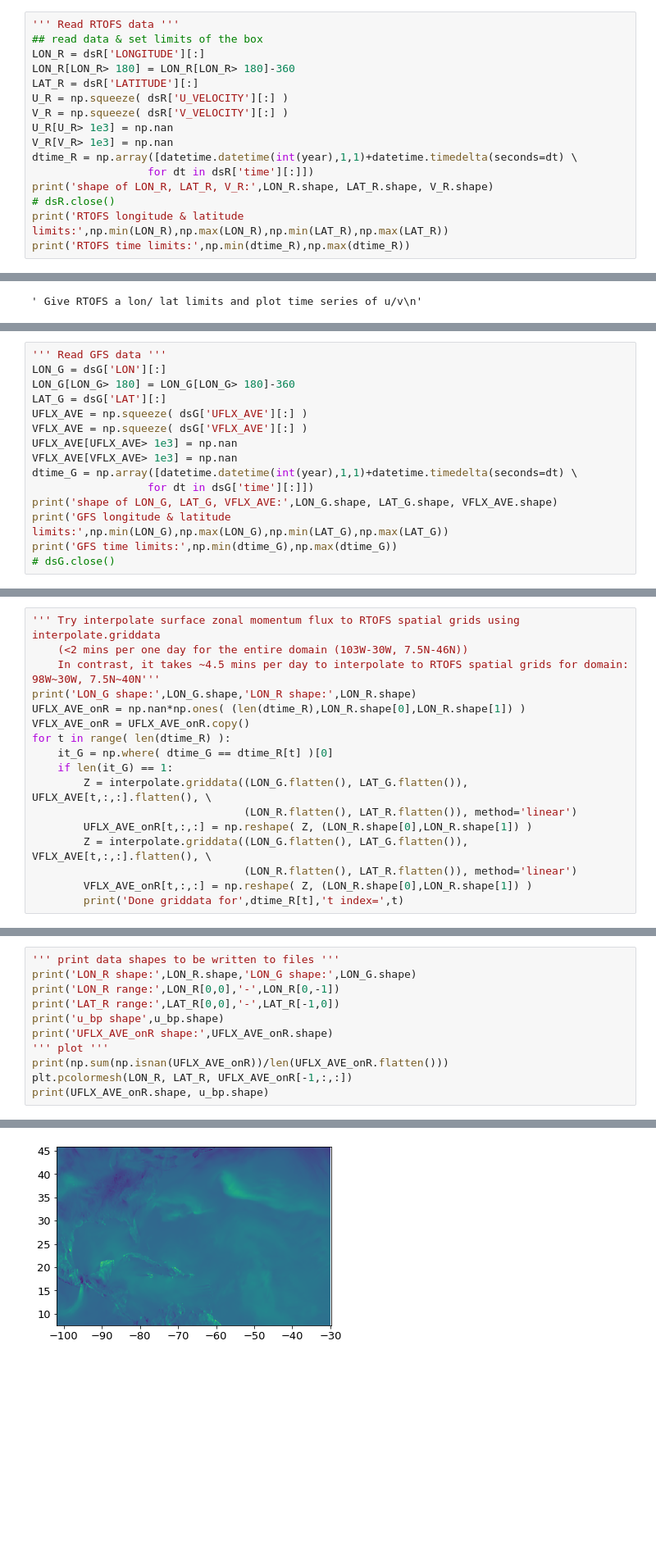
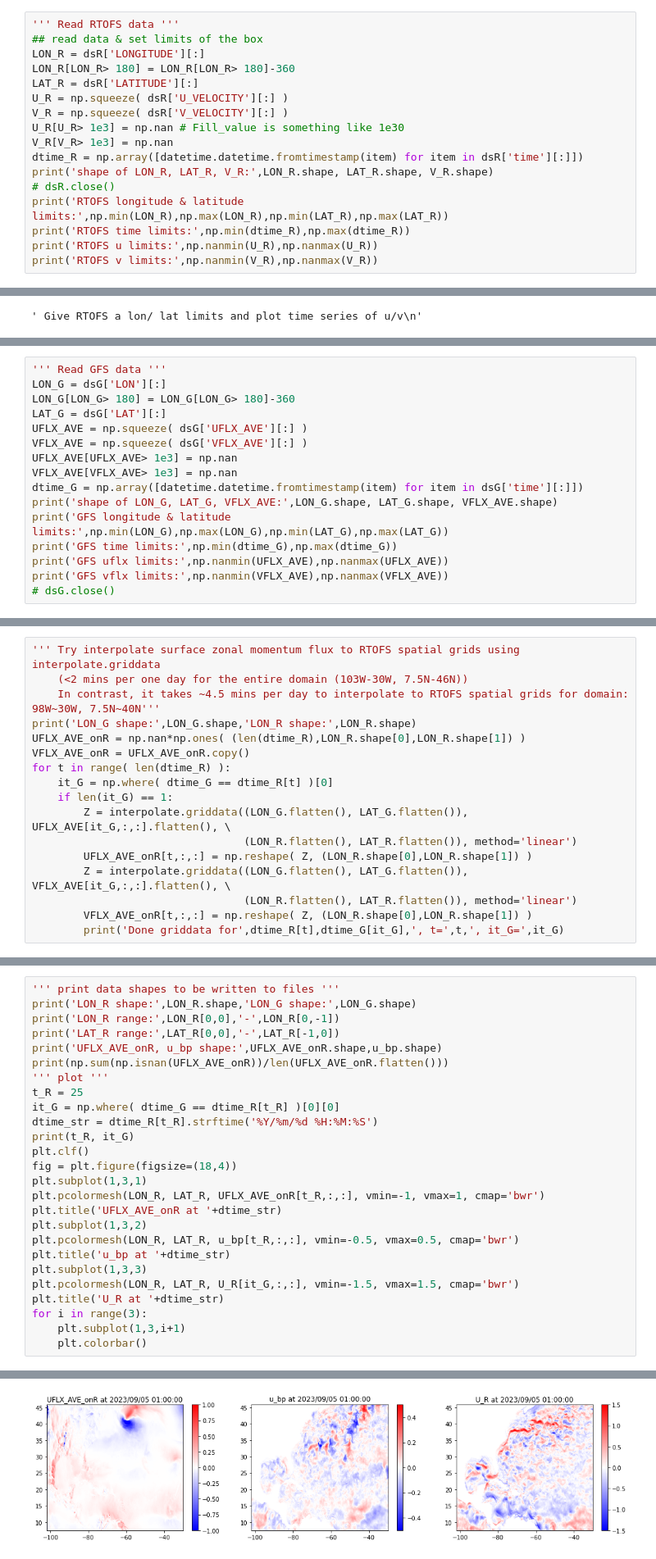
Before and after one commit to nanhsunchi/sd-ni-wp, a Jupyter notebook: check_model/compute_wp_NA/plot_wp_NA_2023.ipynb, the cells around one changed output, grey strips where cells are left out. Shown at 82% size. Drawn from its saved outputs; the diff is of its cells as text; blank space fills up the shorter version.

```diff
--- a/check_model/compute_wp_NA/plot_wp_NA_2023.ipynb
+++ b/check_model/compute_wp_NA/plot_wp_NA_2023.ipynb
@@ -71,12 +72,13 @@ LON_R[LON_R> 180] = LON_R[LON_R> 180]-360
 LAT_R = dsR['LATITUDE'][:]
 U_R = np.squeeze( dsR['U_VELOCITY'][:] )
 V_R = np.squeeze( dsR['V_VELOCITY'][:] )
-U_R[U_R> 1e3] = np.nan
+U_R[U_R> 1e3] = np.nan # Fill_value is something like 1e30
 V_R[V_R> 1e3] = np.nan
-dtime_R = np.array([datetime.datetime(int(year),1,1)+datetime.timedelta(seconds=dt) \
-                  for dt in dsR['time'][:]])
+dtime_R = np.array([datetime.datetime.fromtimestamp(item) for item in dsR['time'][:]])
 print('shape of LON_R, LAT_R, V_R:',LON_R.shape, LAT_R.shape, V_R.shape)
 # dsR.close()
 print('RTOFS longitude & latitude limits:',np.min(LON_R),np.max(LON_R),np.min(LAT_R),np.max(LAT_R))
 print('RTOFS time limits:',np.min(dtime_R),np.max(dtime_R))
+print('RTOFS u limits:',np.nanmin(U_R),np.nanmax(U_R))
+print('RTOFS v limits:',np.nanmin(V_R),np.nanmax(V_R))
 # %% [output]
@@ -160,10 +162,11 @@ UFLX_AVE = np.squeeze( dsG['UFLX_AVE'][:] )
 VFLX_AVE = np.squeeze( dsG['VFLX_AVE'][:] )
 UFLX_AVE[UFLX_AVE> 1e3] = np.nan
 VFLX_AVE[VFLX_AVE> 1e3] = np.nan
-dtime_G = np.array([datetime.datetime(int(year),1,1)+datetime.timedelta(seconds=dt) \
-                  for dt in dsG['time'][:]])
+dtime_G = np.array([datetime.datetime.fromtimestamp(item) for item in dsG['time'][:]])
 print('shape of LON_G, LAT_G, VFLX_AVE:',LON_G.shape, LAT_G.shape, VFLX_AVE.shape)
 print('GFS longitude & latitude limits:',np.min(LON_G),np.max(LON_G),np.min(LAT_G),np.max(LAT_G))
 print('GFS time limits:',np.min(dtime_G),np.max(dtime_G))
+print('GFS uflx limits:',np.nanmin(UFLX_AVE),np.nanmax(UFLX_AVE))
+print('GFS vflx limits:',np.nanmin(VFLX_AVE),np.nanmax(VFLX_AVE))
 # dsG.close()
 # %% [output]
@@ -205,12 +185,12 @@ VFLX_AVE_onR = UFLX_AVE_onR.copy()
 for t in range( len(dtime_R) ):
     it_G = np.where( dtime_G == dtime_R[t] )[0]
     if len(it_G) == 1:
-        Z = interpolate.griddata((LON_G.flatten(), LAT_G.flatten()), UFLX_AVE[t,:,:].flatten(), \
+        Z = interpolate.griddata((LON_G.flatten(), LAT_G.flatten()), UFLX_AVE[it_G,:,:].flatten(), \
                                  (LON_R.flatten(), LAT_R.flatten()), method='linear')
         UFLX_AVE_onR[t,:,:] = np.reshape( Z, (LON_R.shape[0],LON_R.shape[1]) )
-        Z = interpolate.griddata((LON_G.flatten(), LAT_G.flatten()), VFLX_AVE[t,:,:].flatten(), \
+        Z = interpolate.griddata((LON_G.flatten(), LAT_G.flatten()), VFLX_AVE[it_G,:,:].flatten(), \
                                  (LON_R.flatten(), LAT_R.flatten()), method='linear')
         VFLX_AVE_onR[t,:,:] = np.reshape( Z, (LON_R.shape[0],LON_R.shape[1]) )
-        print('Done griddata for',dtime_R[t],'t index=',t)
+        print('Done griddata for',dtime_R[t],dtime_G[it_G],', t=',t,', it_G=',it_G)
 # %% [output]
 LON_G shape: (329, 615) LON_R shape: (551, 901)
@@ -235,12 +215,27 @@ Done griddata for 2023-11-03 23:00:00 t index= 1463
 print('LON_R shape:',LON_R.shape,'LON_G shape:',LON_G.shape)
 print('LON_R range:',LON_R[0,0],'-',LON_R[0,-1])
 print('LAT_R range:',LAT_R[0,0],'-',LAT_R[-1,0])
-print('u_bp shape',u_bp.shape)
-print('UFLX_AVE_onR shape:',UFLX_AVE_onR.shape)
+print('UFLX_AVE_onR, u_bp shape:',UFLX_AVE_onR.shape,u_bp.shape)
+print(np.sum(np.isnan(UFLX_AVE_onR))/len(UFLX_AVE_onR.flatten()))
 ''' plot '''
-print(np.sum(np.isnan(UFLX_AVE_onR))/len(UFLX_AVE_onR.flatten()))
-plt.pcolormesh(LON_R, LAT_R, UFLX_AVE_onR[-1,:,:])
-print(UFLX_AVE_onR.shape, u_bp.shape)
+t_R = 25
+it_G = np.where( dtime_G == dtime_R[t_R] )[0][0]
+dtime_str = dtime_R[t_R].strftime('%Y/%m/%d %H:%M:%S')
+print(t_R, it_G)
+plt.clf()
+fig = plt.figure(figsize=(18,4))
+plt.subplot(1,3,1)
+plt.pcolormesh(LON_R, LAT_R, UFLX_AVE_onR[t_R,:,:], vmin=-1, vmax=1, cmap='bwr')
+plt.title('UFLX_AVE_onR at '+dtime_str)
+plt.subplot(1,3,2)
+plt.pcolormesh(LON_R, LAT_R, u_bp[t_R,:,:], vmin=-0.5, vmax=0.5, cmap='bwr')
+plt.title('u_bp at '+dtime_str)
+plt.subplot(1,3,3)
+plt.pcolormesh(LON_R, LAT_R, U_R[it_G,:,:], vmin=-1.5, vmax=1.5, cmap='bwr')
+plt.title('U_R at '+dtime_str)
+for i in range(3):
+    plt.subplot(1,3,i+1)
+    plt.colorbar()
 # %% [output]
 LON_R shape: (551, 901) LON_G shape: (329, 615)
 LON_R range: -101.9200439453125 - -29.9200439453125
@@ -252,4 +247,4 @@ UFLX_AVE_onR shape: (1464, 551, 901)
-[figure, old version]
+[figure, new version]
 # %%
 ''' write momentum flux (on RTOFS spatial grids) & RTOFS bandpass (NI) surface currents '''
 try: ncfile.close()  # just to be safe, make sure dataset is not already open.
```
Also changed, not shown: parts of 18 cells of this notebook, 8 other files.
